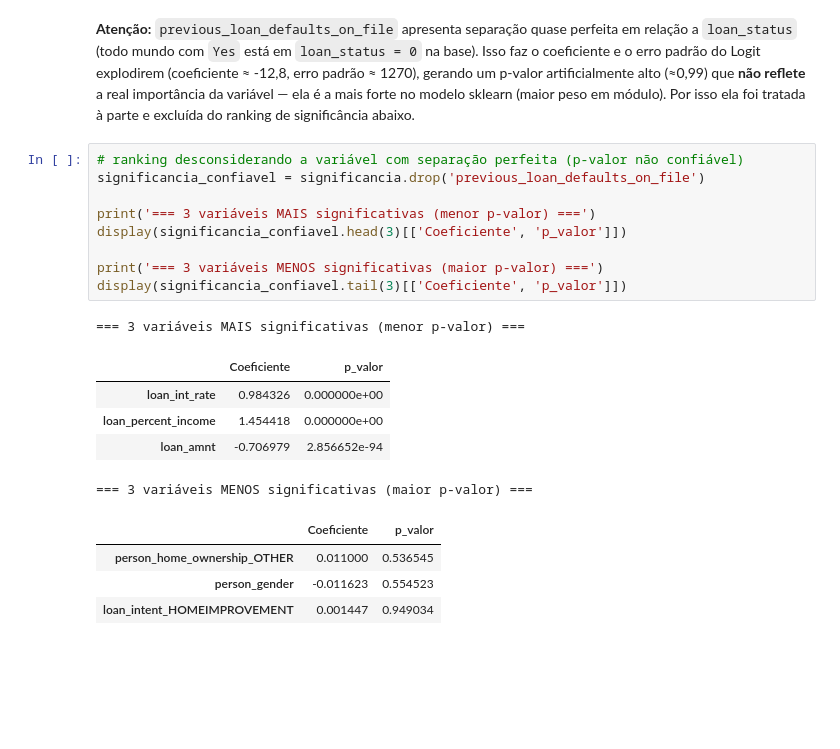
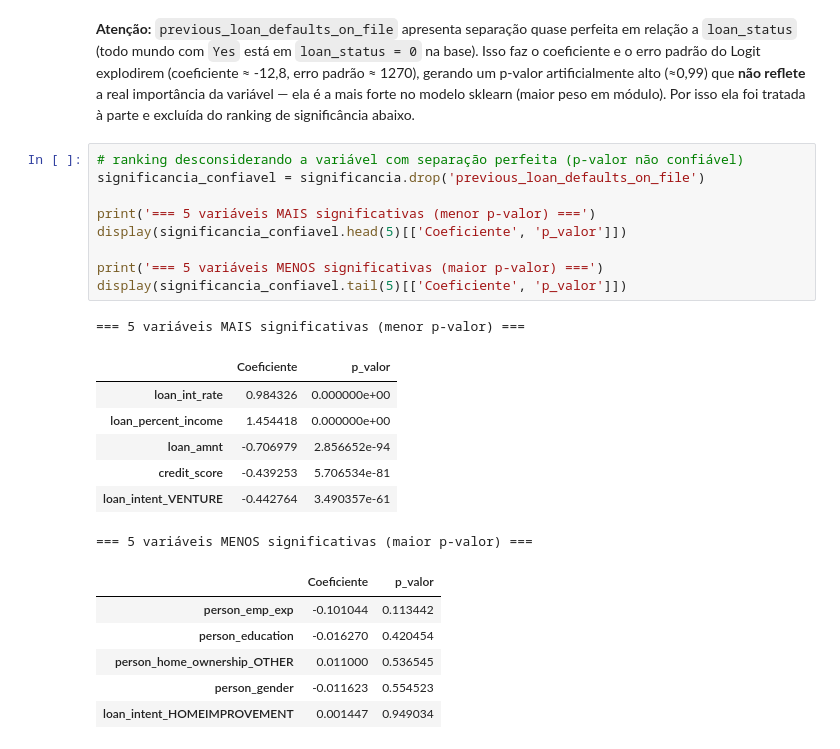
Before and after one commit to PGrojpen/seminario-multivariada-loan, a Jupyter notebook: analise_loan.ipynb, the cells around one changed output. Drawn from its saved outputs; the diff is of its cells as text; blank space fills up the shorter version.

Commit message:
Amplia ranking de significância para top 5 mais/menos significativas
Co-Authored-By: Claude Sonnet 5 <noreply@anthropic.com>
Claude-Session: https://claude.ai/code/session_01MmABhguix6NWsxNPRmkdTV

```diff
--- a/analise_loan.ipynb
+++ b/analise_loan.ipynb
@@ -300,20 +300,24 @@ display(significancia)
 # %%
 # ranking desconsiderando a variável com separação perfeita (p-valor não confiável)
 significancia_confiavel = significancia.drop('previous_loan_defaults_on_file')
 
-print('=== 3 variáveis MAIS significativas (menor p-valor) ===')
-display(significancia_confiavel.head(3)[['Coeficiente', 'p_valor']])
+print('=== 5 variáveis MAIS significativas (menor p-valor) ===')
+display(significancia_confiavel.head(5)[['Coeficiente', 'p_valor']])
 
-print('=== 3 variáveis MENOS significativas (maior p-valor) ===')
-display(significancia_confiavel.tail(3)[['Coeficiente', 'p_valor']])
+print('=== 5 variáveis MENOS significativas (maior p-valor) ===')
+display(significancia_confiavel.tail(5)[['Coeficiente', 'p_valor']])
 # %% [output]
-=== 3 variáveis MAIS significativas (menor p-valor) ===
+=== 5 variáveis MAIS significativas (menor p-valor) ===
 |  | Coeficiente | p_valor |
 | loan_int_rate | 0.984326 | 0.000000e+00 |
 | loan_percent_income | 1.454418 | 0.000000e+00 |
 | loan_amnt | -0.706979 | 2.856652e-94 |
+| credit_score | -0.439253 | 5.706534e-81 |
+| loan_intent_VENTURE | -0.442764 | 3.490357e-61 |
-=== 3 variáveis MENOS significativas (maior p-valor) ===
+=== 5 variáveis MENOS significativas (maior p-valor) ===
 |  | Coeficiente | p_valor |
+| person_emp_exp | -0.101044 | 0.113442 |
+| person_education | -0.016270 | 0.420454 |
 | person_home_ownership_OTHER | 0.011000 | 0.536545 |
 | person_gender | -0.011623 | 0.554523 |
 | loan_intent_HOMEIMPROVEMENT | 0.001447 | 0.949034 |
```
